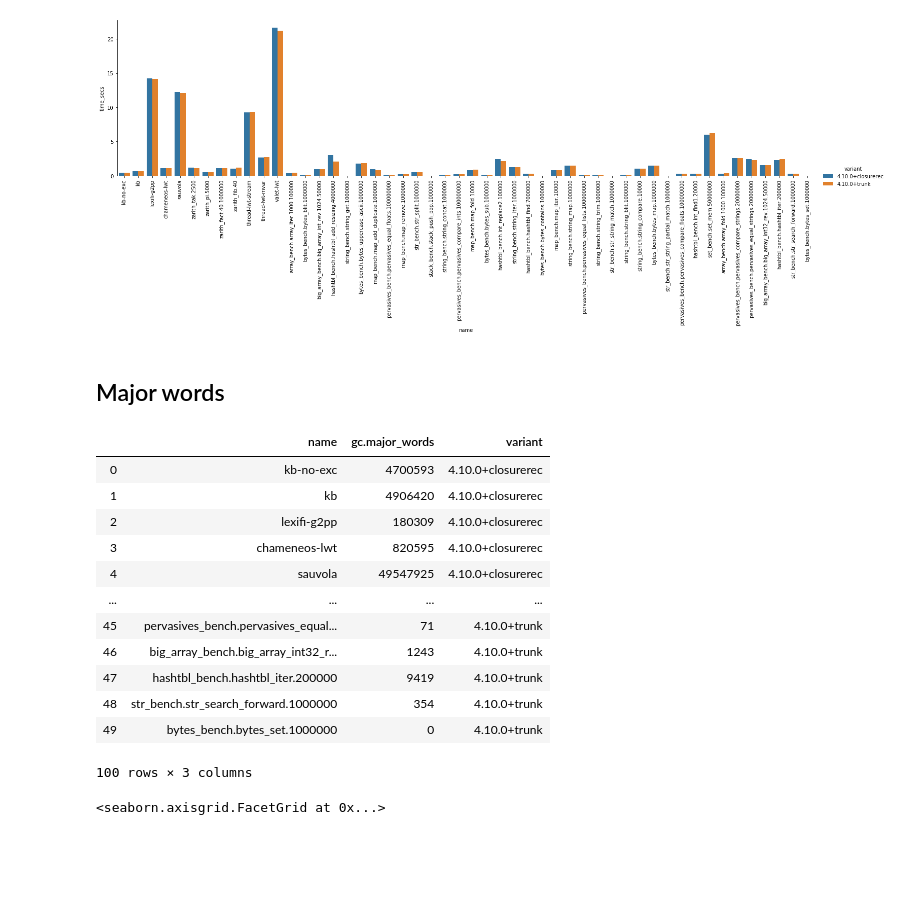
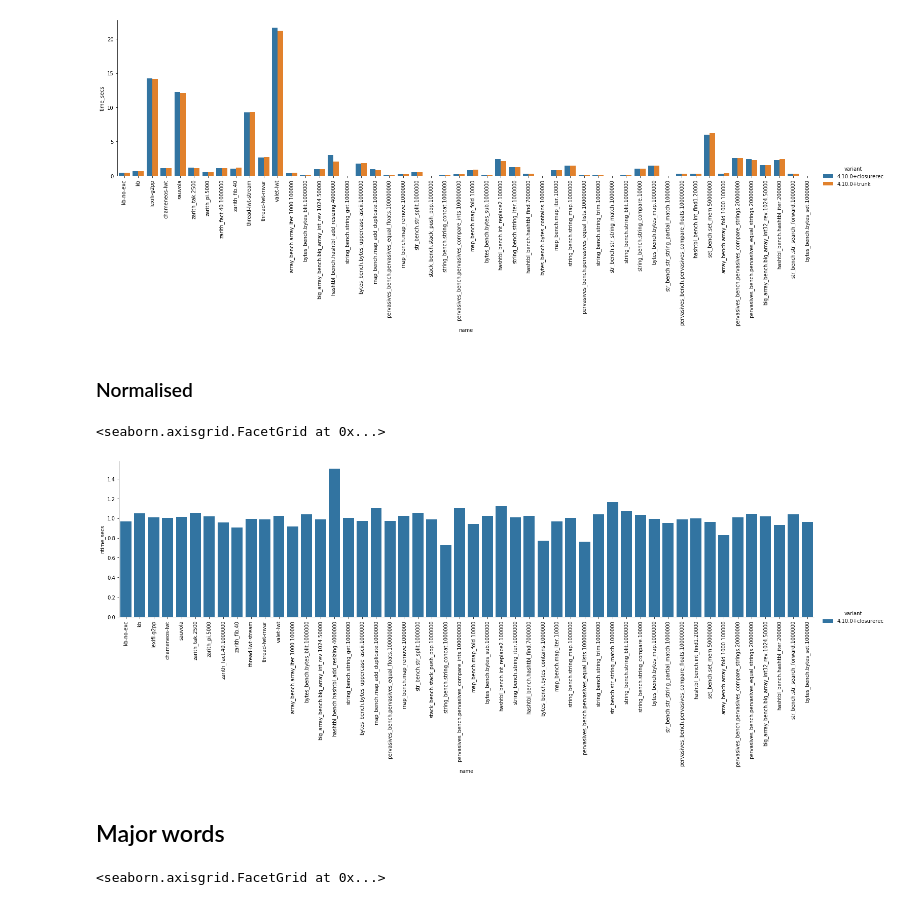
Before and after one commit to ocaml-bench/sandmark-analyze, a Jupyter notebook: sandmark-analyze.ipynb, the cells around one changed output. Cells and saved outputs as stored; diff of their text form; code cells hidden in the pictures; blank space fills up the shorter version.

```diff
--- a/sandmark-analyze.ipynb
+++ b/sandmark-analyze.ipynb
@@ -69,23 +90,25 @@ g.set_xticklabels(rotation=90)
 # %% [output]
 <seaborn.axisgrid.FacetGrid at 0x...>
 [figure]
+# %% [markdown]
+### Normalised
+# %%
+def normalise(df,variant,topic):
+    grouped = df.filter(items=['name',topic,'variant']).groupby('variant')
+    ndata_frames = []
+    for group in grouped:
+        (v,data) = group
+        if(v != variant):
+            data[['n'+topic]] = data[[topic]].div(grouped.get_group(variant)[topic].values, axis=0)
+            ndata_frames.append(data)
+    return pd.concat (ndata_frames)
+# %%
+ndf = normalise(df,'4.10.0+trunk','time_secs')
+g = sns.catplot (x='name', y='ntime_secs', hue='variant', data = ndf, kind ='bar', aspect=4)
+g.set_xticklabels(rotation=90)
+# %% [output]
+<seaborn.axisgrid.FacetGrid at 0x...>
+[figure, added]
 # %% [markdown]
 ## Major words
-# %%
-tdf = df
-tdf.filter(items=['name','gc.major_words','variant'])
-# %% [output]
-|  | name | gc.major_words | variant |
-| 0 | kb-no-exc | 4700593 | 4.10.0+closurerec |
-| 1 | kb | 4906420 | 4.10.0+closurerec |
-| 2 | lexifi-g2pp | 180309 | 4.10.0+closurerec |
-| 3 | chameneos-lwt | 820595 | 4.10.0+closurerec |
-| 4 | sauvola | 49547925 | 4.10.0+closurerec |
-| ... | ... | ... | ... |
-| 45 | pervasives_bench.pervasives_equal... | 71 | 4.10.0+trunk |
-| 46 | big_array_bench.big_array_int32_r... | 1243 | 4.10.0+trunk |
-| 47 | hashtbl_bench.hashtbl_iter.200000 | 9419 | 4.10.0+trunk |
-| 48 | str_bench.str_search_forward.1000000 | 354 | 4.10.0+trunk |
-| 49 | bytes_bench.bytes_set.1000000 | 0 | 4.10.0+trunk |
-100 rows × 3 columns
 # %%
```
Also changed, not shown: parts of 9 cells of this notebook.
